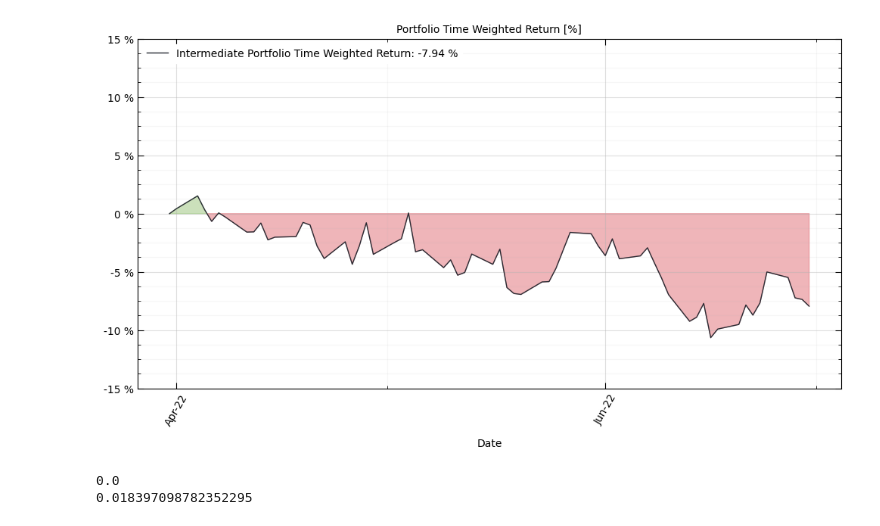
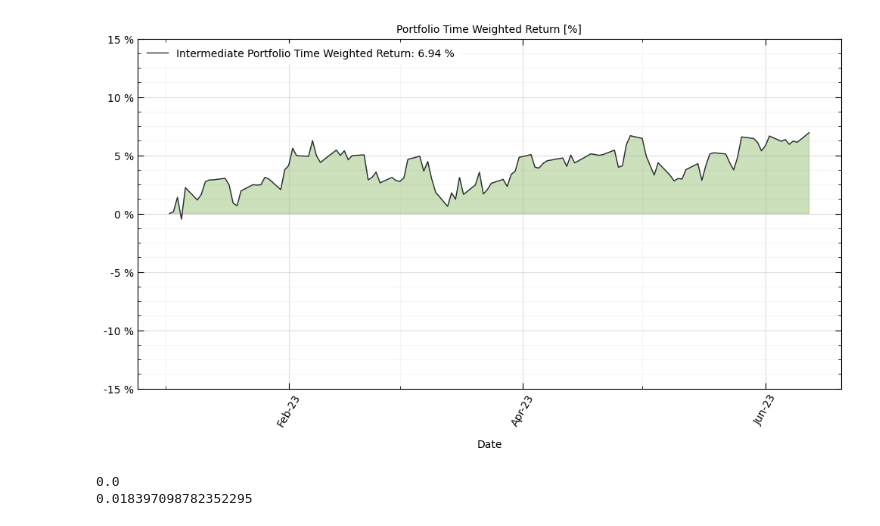
Before and after one commit to JakubStacho/portfolio-tracker, a Jupyter notebook: testNB.ipynb, the cells around one changed output. Saved outputs shown, nothing was run; the diff lists cells and outputs as text; code cells hidden in the pictures.

```diff
--- a/testNB.ipynb
+++ b/testNB.ipynb
@@ -182,8 +182,8 @@ plt.show()
 Time weighted ror for a sub-interval
 '''
 
-intermediate_start_date = dt.datetime(2022, 3, 31)
-intermediate_end_date   = dt.datetime(2022, 6, 30)
+intermediate_start_date = dt.datetime(2023, 1, 1)
+intermediate_end_date   = dt.datetime(2023, 6, 12)
 
 intermediate_returns = myPortfolio.TimeWeightedReturn(intermediate_start_date, intermediate_end_date)
 intermediate_dates = investment.GetWeekdays(intermediate_start_date, intermediate_end_date)
@@ -249,4 +250,4 @@ plt.show()
-[figure, old version]
+[figure, new version]
 # %%
 '''
 Calculate MWRR
```
Also changed, not shown: parts of 5 cells of this notebook, 3 other files.
